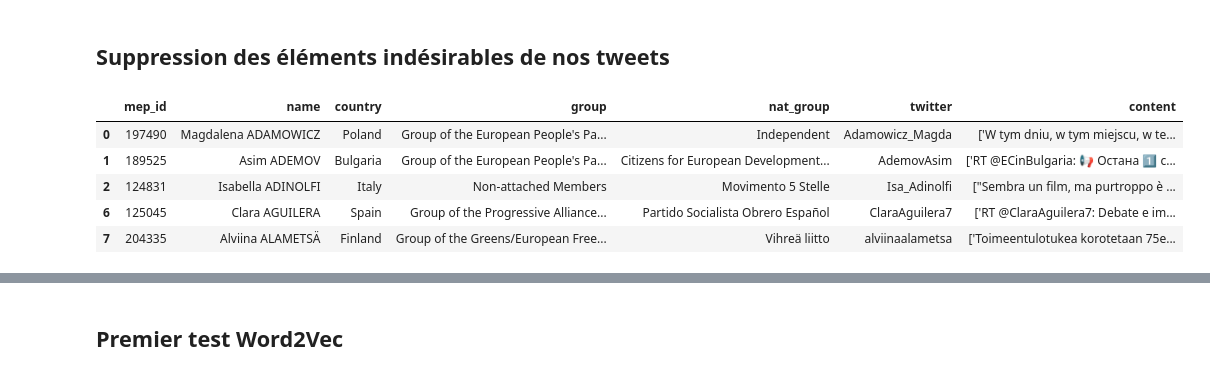
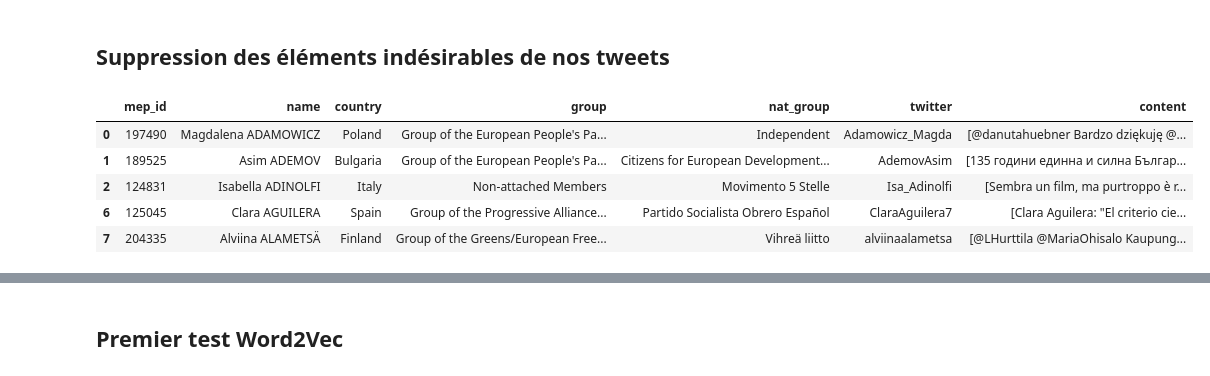
Before and after one commit to simonjpastor/delphes, a Jupyter notebook: notebooks/pierre_notebooks/pierre_preprocessing.ipynb, the cells around one changed output, grey strips where cells are left out. Saved outputs shown, nothing was run; the diff lists cells and outputs as text; code cells hidden in the pictures.

Commit message:
BAse de données étendue avec tweet

```diff
--- a/notebooks/pierre_notebooks/pierre_preprocessing.ipynb
+++ b/notebooks/pierre_notebooks/pierre_preprocessing.ipynb
@@ -13,12 +13,12 @@ from nltk.corpus import stopwords
 from nltk.tokenize import word_tokenize
 # %%
 # Lecture et stockage de la base de données
-tweet_df = pd.read_csv('../../delphes/data/final2_clean.csv', index_col=0)
+tweet_df = pd.read_pickle('../../delphes/data/final4_clean.csv')
 tweet_df.head()
 # %% [output]
 |  | mep_id | name | country | group | nat_group | twitter | content |
-| 0 | 197490 | Magdalena ADAMOWICZ | Poland | Group of the European People's Pa... | Independent | Adamowicz_Magda | ['W tym dniu, w tym miejscu, w te... |
-| 1 | 189525 | Asim ADEMOV | Bulgaria | Group of the European People's Pa... | Citizens for European Development... | AdemovAsim | ['RT @ECinBulgaria: 📢 Остана 1⃣ с... |
-| 2 | 124831 | Isabella ADINOLFI | Italy | Non-attached Members | Movimento 5 Stelle | Isa_Adinolfi | ["Sembra un film, ma purtroppo è ... |
-| 6 | 125045 | Clara AGUILERA | Spain | Group of the Progressive Alliance... | Partido Socialista Obrero Español | ClaraAguilera7 | ['RT @ClaraAguilera7: Debate e im... |
-| 7 | 204335 | Alviina ALAMETSÄ | Finland | Group of the Greens/European Free... | Vihreä liitto | alviinaalametsa | ['Toimeentulotukea korotetaan 75e... |
+| 0 | 197490 | Magdalena ADAMOWICZ | Poland | Group of the European People's Pa... | Independent | Adamowicz_Magda | [@danutahuebner Bardzo dziękuję @... |
+| 1 | 189525 | Asim ADEMOV | Bulgaria | Group of the European People's Pa... | Citizens for European Development... | AdemovAsim | [135 години единна и силна Българ... |
+| 2 | 124831 | Isabella ADINOLFI | Italy | Non-attached Members | Movimento 5 Stelle | Isa_Adinolfi | [Sembra un film, ma purtroppo è r... |
+| 6 | 125045 | Clara AGUILERA | Spain | Group of the Progressive Alliance... | Partido Socialista Obrero Español | ClaraAguilera7 | [Clara Aguilera: "El criterio cie... |
+| 7 | 204335 | Alviina ALAMETSÄ | Finland | Group of the Greens/European Free... | Vihreä liitto | alviinaalametsa | [@LHurttila @MariaOhisalo Kaupung... |
```
Also changed, not shown: parts of 23 cells of this notebook, 1 other file.
